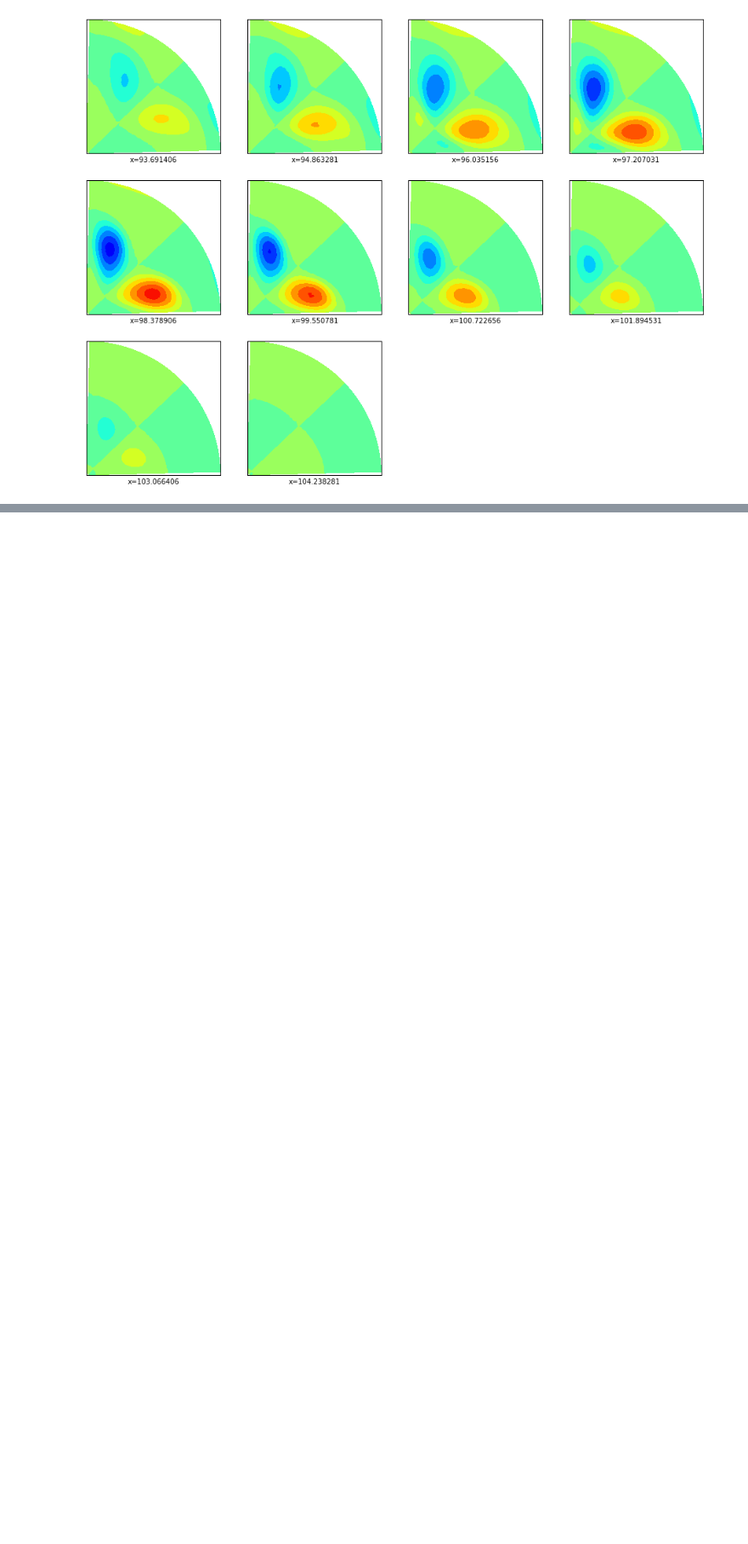
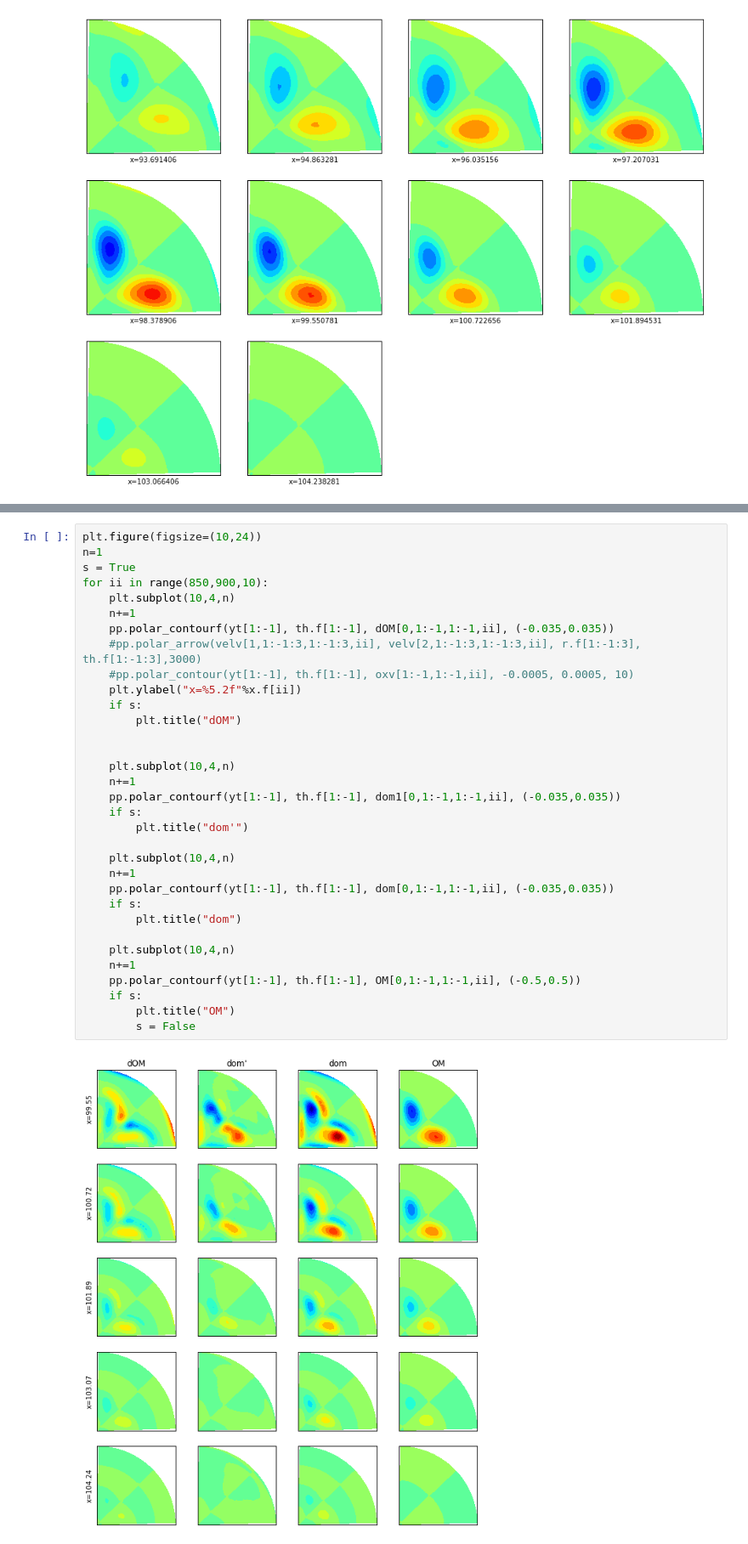
Before and after one commit to pimanov/research, a Jupyter notebook: Re2200-puls_to_ox.ipynb, the cells around one changed output, grey strips where cells are left out. Shown at 85% size. Drawn from its saved outputs; the diff is of its cells as text; blank space fills up the shorter version.

```diff
--- a/Re2200-puls_to_ox.ipynb
+++ b/Re2200-puls_to_ox.ipynb
@@ -357,0 +358,35 @@ for ii in range(800,900,10):
+# %%
+plt.figure(figsize=(10,24))
+n=1
+s = True
+for ii in range(850,900,10):
+    plt.subplot(10,4,n)
+    n+=1
+    pp.polar_contourf(yt[1:-1], th.f[1:-1], dOM[0,1:-1,1:-1,ii], (-0.035,0.035))
+    #pp.polar_arrow(velv[1,1:-1:3,1:-1:3,ii], velv[2,1:-1:3,1:-1:3,ii], r.f[1:-1:3], th.f[1:-1:3],3000)
+    #pp.polar_contour(yt[1:-1], th.f[1:-1], oxv[1:-1,1:-1,ii], -0.0005, 0.0005, 10)
+    plt.ylabel("x=%5.2f"%x.f[ii])
+    if s:
+        plt.title("dOM")
+
+
+    plt.subplot(10,4,n)
+    n+=1
+    pp.polar_contourf(yt[1:-1], th.f[1:-1], dom1[0,1:-1,1:-1,ii], (-0.035,0.035))
+    if s:
+        plt.title("dom'")
+
+    plt.subplot(10,4,n)
+    n+=1
+    pp.polar_contourf(yt[1:-1], th.f[1:-1], dom[0,1:-1,1:-1,ii], (-0.035,0.035))
+    if s:
+        plt.title("dom")
+
+    plt.subplot(10,4,n)
+    n+=1
+    pp.polar_contourf(yt[1:-1], th.f[1:-1], OM[0,1:-1,1:-1,ii], (-0.5,0.5))
+    if s:
+        plt.title("OM")
+        s = False
+# %% [output]
+[figure, added]
```
Also changed, not shown: parts of 1 cell of this notebook, 2 other files.
